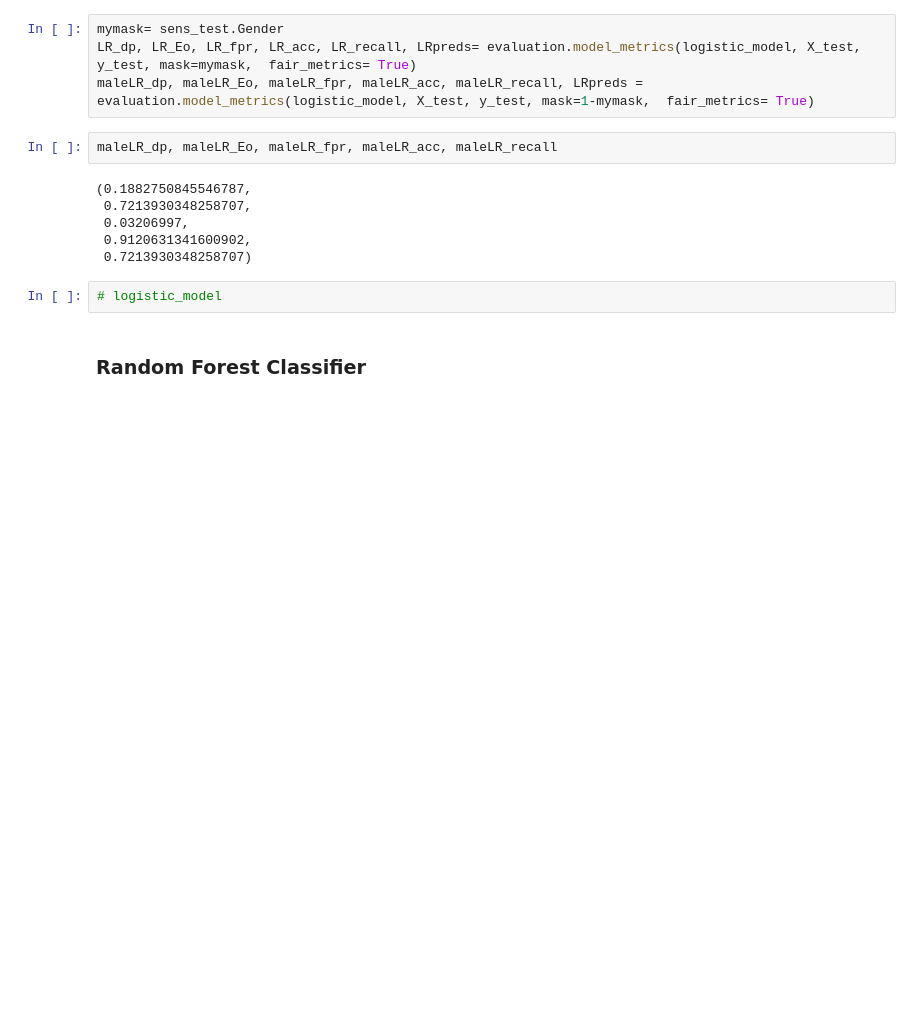
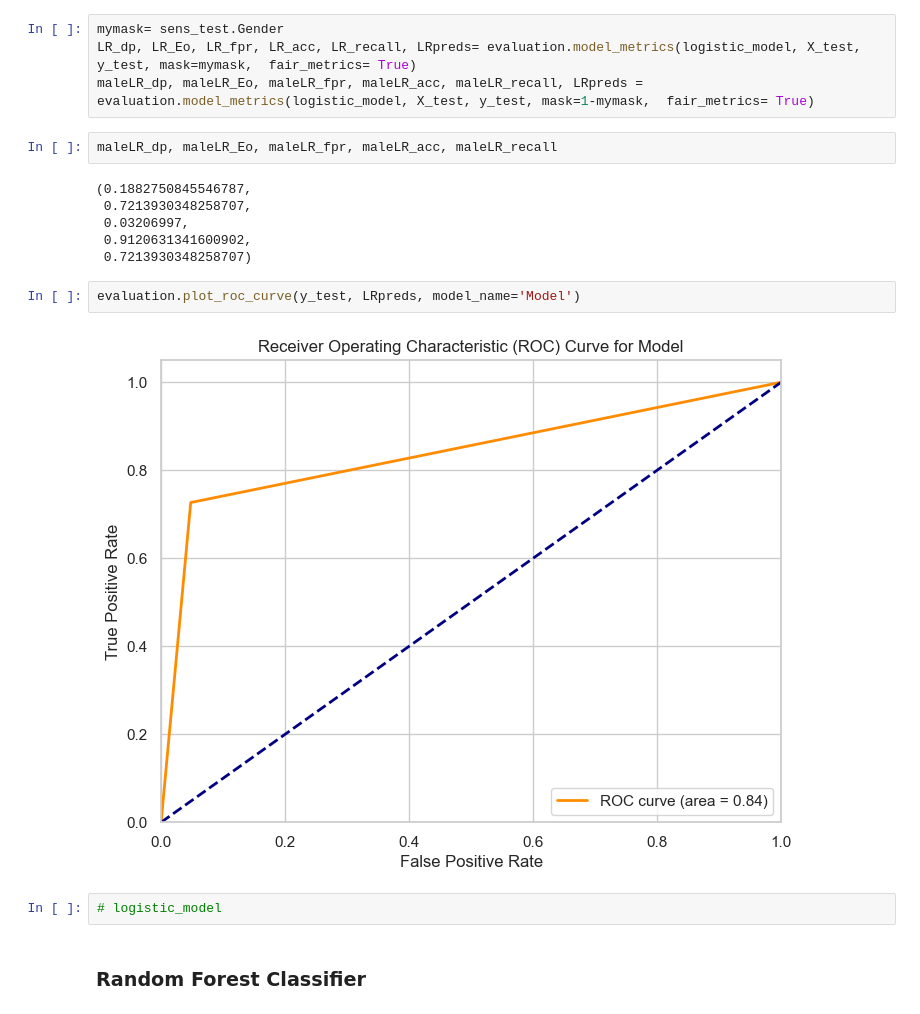
Before and after one commit to KANUBALAD/ML-Fairness-in-School-DropOut-, a Jupyter notebook: Notebooks/AllML_Models.ipynb, the cells around one changed output. Drawn from its saved outputs; the diff is of its cells as text; blank space fills up the shorter version.

```diff
--- a/Notebooks/AllML_Models.ipynb
+++ b/Notebooks/AllML_Models.ipynb
@@ -43,6 +43,10 @@ maleLR_dp, maleLR_Eo, maleLR_fpr, maleLR_acc, maleLR_recall
  0.03206997,
  0.9120631341600902,
  0.7213930348258707)
+# %%
+evaluation.plot_roc_curve(y_test, LRpreds, model_name='Model')
+# %% [output]
+[figure, added]
 # %%
 # logistic_model
 # %% [markdown]
```
Also changed, not shown: parts of 15 cells of this notebook, 17 other files.
